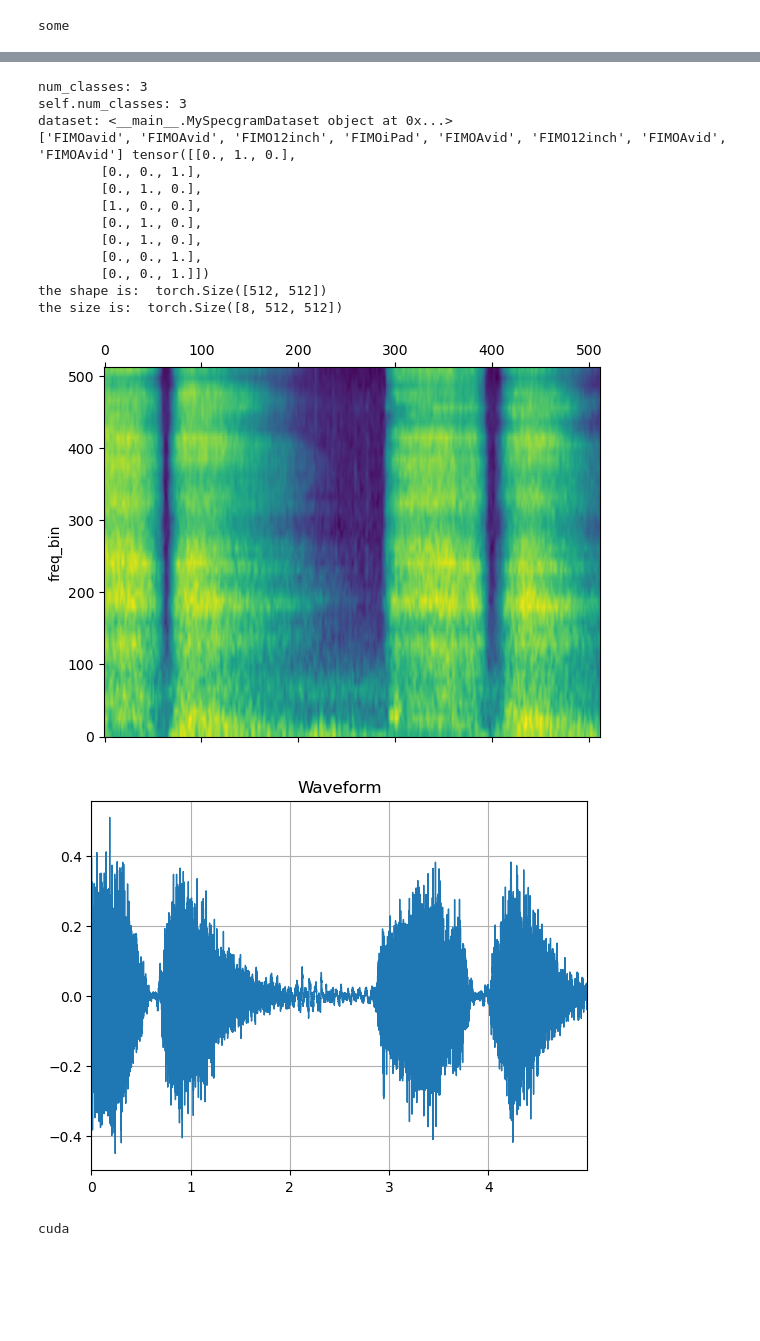
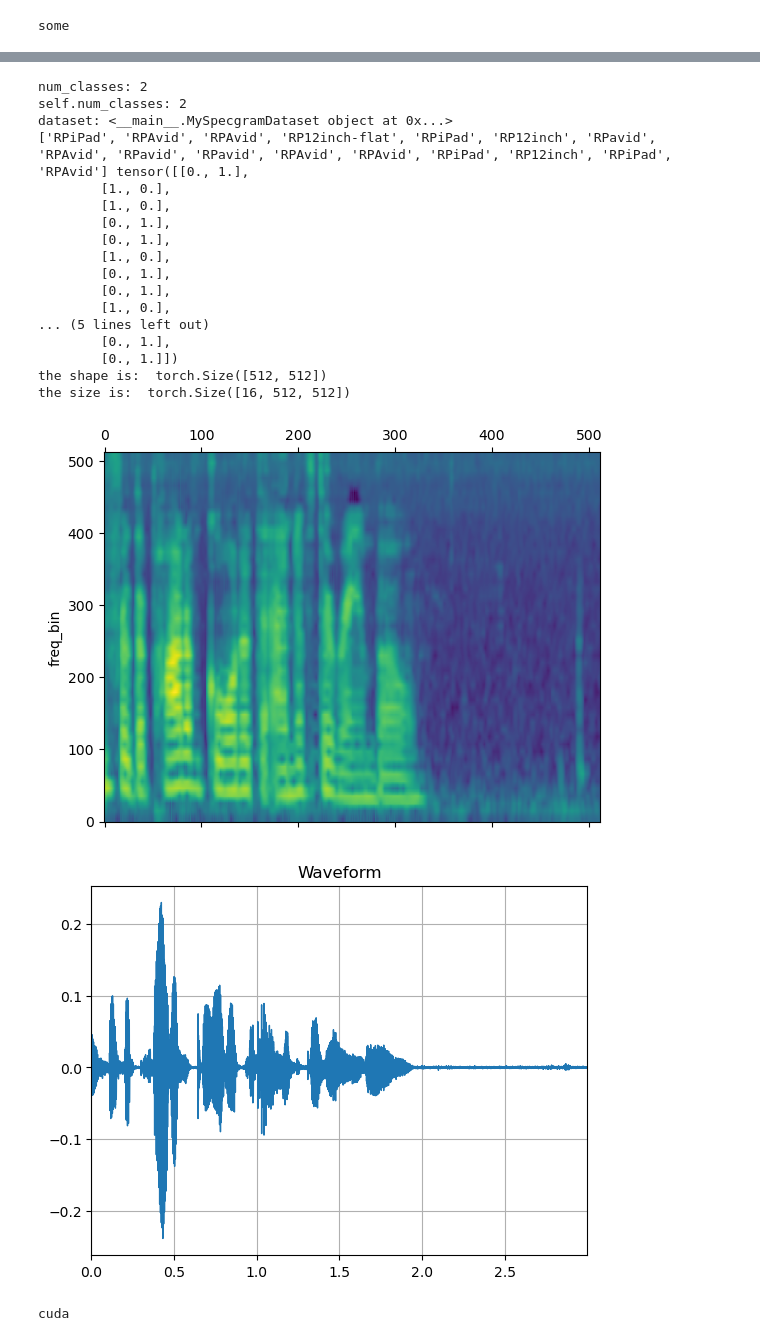
Before and after one commit to parsa-k/b2ai-voice, a Jupyter notebook: stridor-slide-vit.ipynb, the cells around one changed output, grey strips where cells are left out. Saved outputs shown, nothing was run; the diff lists cells and outputs as text; code cells hidden in the pictures; blank space fills up the shorter version.

```diff
--- a/stridor-slide-vit.ipynb
+++ b/stridor-slide-vit.ipynb
@@ -6,13 +6,13 @@ from b2aiprep.process import Audio, specgram, plot_spectrogram, plot_waveform
 # %%
 # active_slot_duration = 5 # in sec
 # need_complete_audio = True
-filter_label = "FIMO" # FIMO, RP, Deep, or empty
-label_column = 'status'  # Or 'stridor_status', 'status', 'phonatory_status', depending on your use case
+filter_label = "RP" # FIMO, RP, Deep, or empty
+label_column = 'phonatory_status'  # Or 'stridor_status', 'status', 'phonatory_status', depending on your use case
 # audio_sample_duration = active_slot_duration
 
 # slider information
 is_sliding_window_travel = True
-traversal_window_frame = 5 # in sec
+traversal_window_frame = 3 # in sec
 traversal_rate = 1 # in sec
 
 # if need_complete_audio:
@@ -328,49 +328,53 @@ print(f"dataset: {dataset}")
 #     print(sample['recording_label'], sample[label_column])
 
 # # Example: Decode a label
 # sample_label = dataset[22][label_column]
 # print(f"sample_label: {sample_label}")
 # decoded_label = dataset.decode_label(sample_label)
 # print(f"Original label: {decoded_label}")
 
 # Split the dataset into train, validation, and test sets
 train_size = int(0.8 * len(dataset))
 val_size = int(0.1 * len(dataset))
 test_size = len(dataset) - train_size - val_size
 train_dataset, val_dataset, test_dataset = torch.utils.data.random_split(dataset, [train_size, val_size, test_size])
 
 # Create DataLoaders for batching and shuffling
-train_dataloader = torch.utils.data.DataLoader(train_dataset, batch_size=8, shuffle=True)
-val_dataloader = torch.utils.data.DataLoader(val_dataset, batch_size=8, shuffle=False)
-test_dataloader = torch.utils.data.DataLoader(test_dataset, batch_size=8, shuffle=False)
+train_dataloader = torch.utils.data.DataLoader(train_dataset, batch_size=16, shuffle=True)
+val_dataloader = torch.utils.data.DataLoader(val_dataset, batch_size=16, shuffle=False)
+test_dataloader = torch.utils.data.DataLoader(test_dataset, batch_size=16, shuffle=False)
 
 # Example: Iterate through the train DataLoader
 for batch in train_dataloader:
     print(batch['recording_label'], batch[label_column])
     plot_spectrogram(batch['signal'][0])
     plot_waveform(batch['audio'][0], 16000, title="Waveform", ax=None)
     # for i in range(1,2):
     #     plot_spectrogram(batch['signal'][i])
     #     plot_waveform(batch['audio'][i], 16000, title="Waveform", ax=None)
     print("the shape is: ", batch['signal'][0].shape)
     print("the size is: ", batch['signal'].shape)
     break
 # %% [output]
-num_classes: 3
-self.num_classes: 3
+num_classes: 2
+self.num_classes: 2
 dataset: <__main__.MySpecgramDataset object at 0x...>
-['FIMOavid', 'FIMOAvid', 'FIMO12inch', 'FIMOiPad', 'FIMOAvid', 'FIMO12inch', 'FIMOAvid', 'FIMOAvid'] tensor([[0., 1., 0.],
-        [0., 0., 1.],
-        [0., 1., 0.],
-        [1., 0., 0.],
-        [0., 1., 0.],
-        [0., 1., 0.],
-        [0., 0., 1.],
-        [0., 0., 1.]])
+['RPiPad', 'RPAvid', 'RPAvid', 'RP12inch-flat', 'RPiPad', 'RP12inch', 'RPavid', 'RPAvid', 'RPavid', 'RPavid', 'RPAvid', 'RPAvid', 'RPiPad', 'RP12inch', 'RPiPad', 'RPAvid'] tensor([[0., 1.],
+        [1., 0.],
+        [1., 0.],
+        [0., 1.],
+        [0., 1.],
+        [1., 0.],
+        [0., 1.],
+        [0., 1.],
+        [1., 0.],
+... (5 lines left out)
+        [0., 1.],
+        [0., 1.]])
 the shape is:  torch.Size([512, 512])
-the size is:  torch.Size([8, 512, 512])
+the size is:  torch.Size([16, 512, 512])
-[figure, old version]
+[figure, new version]
-[figure, old version]
+[figure, new version]
 # %%
 device = torch.device("cuda" if torch.cuda.is_available() else "cpu")
 print(device)
```
Also changed, not shown: parts of 7 cells of this notebook.
